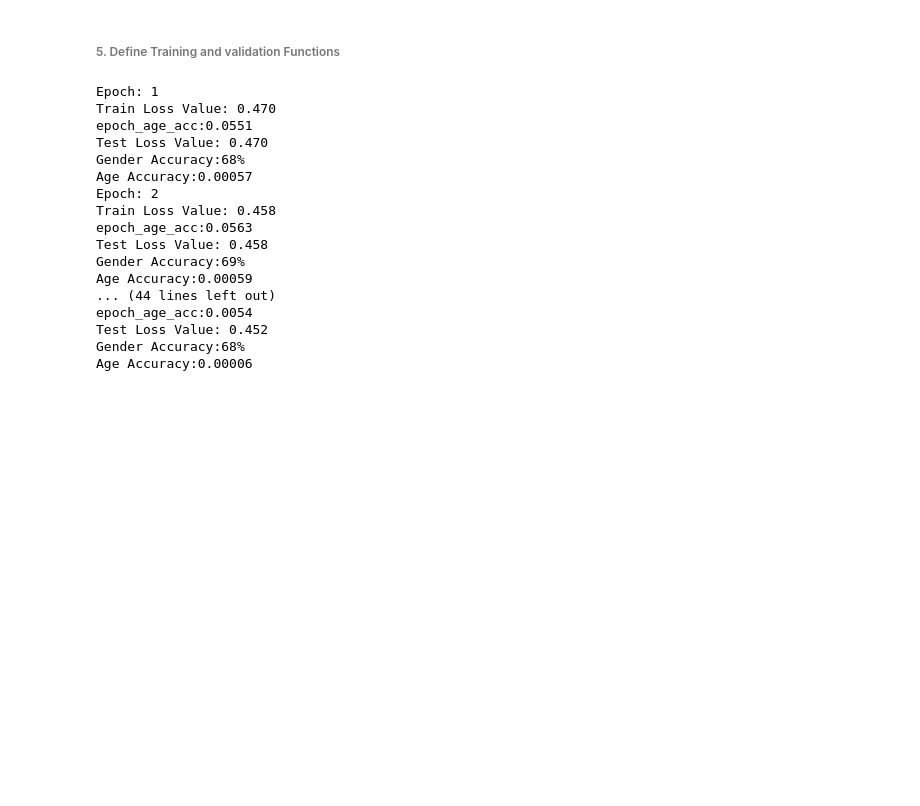
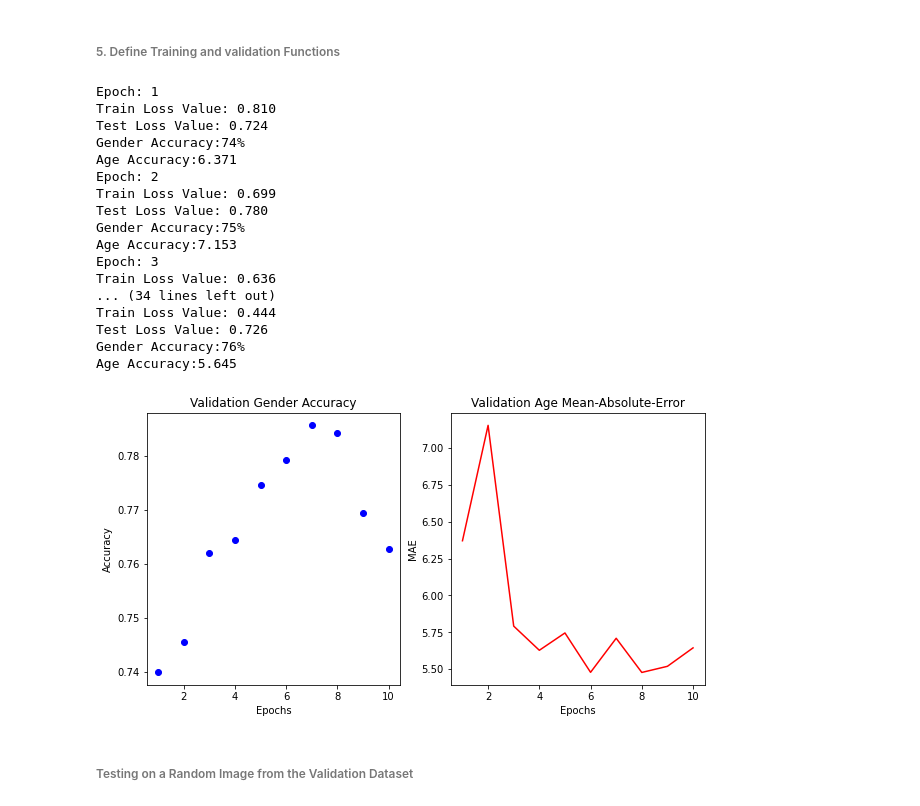
Before and after one commit to MuhammedM294/PyTorch4CV, a Jupyter notebook: AgeEstimation_GenderClassification/age_estimation-gender-classification.ipynb, the cells around one changed output. Drawn from its saved outputs; the diff is of its cells as text; code cells hidden in the pictures; blank space fills up the shorter version.

Commit message:
final training

```diff
--- a/AgeEstimation_GenderClassification/age_estimation-gender-classification.ipynb
+++ b/AgeEstimation_GenderClassification/age_estimation-gender-classification.ipynb
@@ -112,7 +112,7 @@ class GenderAge(Dataset):
         for image, age, gender in batch:
             image = self.preprocess_image(image)
             images.append(image)
-            ages.append(float(int(80)/80))
+            ages.append(float(int(age)/80))
             genders.append(float(gender))
 
         ages, genders = [torch.tensor(x).to(device).float() for x in [ages, genders]]
@@ -121,8 +121,8 @@ class GenderAge(Dataset):
 
         return images, ages, genders
 # %%
-train_dataset = GenderAge(train_df)
-validation_dataset = GenderAge(validation_df)
+train_dataset = GenderAge(train_df[:15000])
+validation_dataset = GenderAge(validation_df[:3000])
 # %%
 train_dataset_loader = DataLoader(train_dataset,
                                   batch_size=32,
@@ -296,33 +296,50 @@ for epoch in range(10):
         epoch_valid_gender_acc += batch_gender_acc
         epoch_valid_age_acc += batch_age_acc
         ctr += len(batch[0])
-    print(f"epoch_age_acc:{epoch_valid_age_acc:0.4f}")
-
 
     epoch_valid_losses /= len(validation_dataset_loader)
     validation_losses.append(epoch_valid_losses)
-    print(f"Test Loss Value: {epoch_train_losses:0.3f}")
+    print(f"Test Loss Value: {epoch_valid_losses:0.3f}")
     epoch_valid_gender_acc /=ctr
     gender_accurcies.append(epoch_valid_gender_acc)
     print(f"Gender Accuracy:{epoch_valid_gender_acc*100:0.0f}%")
     epoch_valid_age_acc /= ctr
     age_accuracies.append(epoch_valid_age_acc)
-    print(f"Age Accuracy:{epoch_valid_age_acc:0.5f}")
+    print(f"Age Accuracy:{epoch_valid_age_acc:0.3f}")
 # %% [output]
 Epoch: 1
-Train Loss Value: 0.470
-epoch_age_acc:0.0551
-Test Loss Value: 0.470
-Gender Accuracy:68%
-Age Accuracy:0.00057
+Train Loss Value: 0.810
+Test Loss Value: 0.724
+Gender Accuracy:74%
+Age Accuracy:6.371
 Epoch: 2
-Train Loss Value: 0.458
-epoch_age_acc:0.0563
-Test Loss Value: 0.458
-Gender Accuracy:69%
-Age Accuracy:0.00059
-... (44 lines left out)
-epoch_age_acc:0.0054
-Test Loss Value: 0.452
-Gender Accuracy:68%
-Age Accuracy:0.00006
+Train Loss Value: 0.699
+Test Loss Value: 0.780
+Gender Accuracy:75%
+Age Accuracy:7.153
+Epoch: 3
+Train Loss Value: 0.636
+... (34 lines left out)
+Train Loss Value: 0.444
+Test Loss Value: 0.726
+Gender Accuracy:76%
+Age Accuracy:5.645
+# %%
+gender_accurcies_cpu = [item.detach().cpu().numpy().tolist() for item in gender_accurcies]
+age_accuracies_cpu = [item.detach().cpu().numpy().tolist() for item in age_accuracies]
+epochs = np.arange(1,(11))
+fig,ax = plt.subplots(1,2,figsize=(10,5))
+ax = ax.flat
+ax[0].plot(epochs, gender_accurcies_cpu, 'bo')
+ax[1].plot(epochs, age_accuracies_cpu, 'r')
+ax[0].set_xlabel('Epochs')
+ax[1].set_xlabel('Epochs')
+ax[0].set_ylabel('Accuracy')
+ax[1].set_ylabel('MAE')
+ax[0].set_title('Validation Gender Accuracy')
+ax[1].set_title('Validation Age Mean-Absolute-Error')
+plt.show()
+# %% [output]
+[figure, added]
+# %% [markdown]
+###### Testing on a Random Image from the Validation Dataset
```
Also changed, not shown: parts of 5 cells of this notebook, 1 other file.
